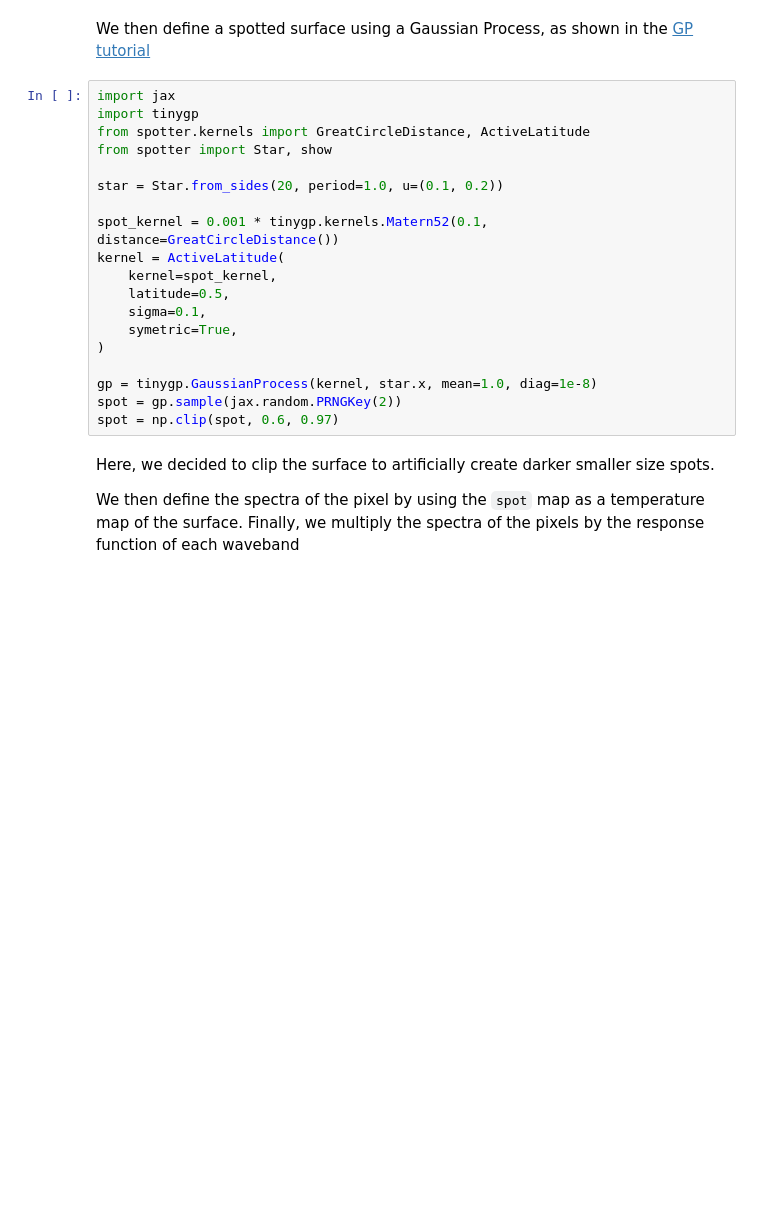
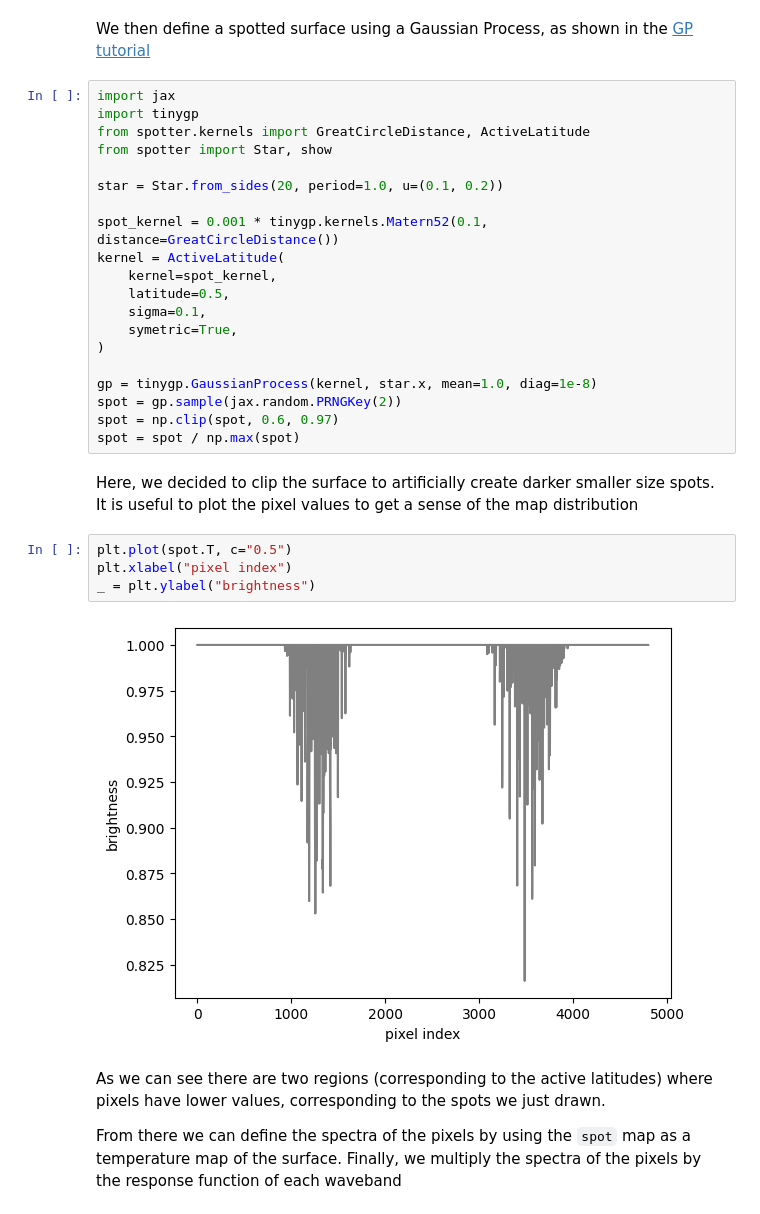
Before and after one commit to lgrcia/spotter, a Jupyter notebook: docs/notebooks/multiband.ipynb, the cells around one changed output. Drawn from its saved outputs; the diff is of its cells as text; blank space fills up the shorter version.

Commit message:
docs: typos and more info in multi band tuto

```diff
--- a/docs/notebooks/multiband.ipynb
+++ b/docs/notebooks/multiband.ipynb
@@ -69,8 +68,17 @@ kernel = ActiveLatitude(
 gp = tinygp.GaussianProcess(kernel, star.x, mean=1.0, diag=1e-8)
 spot = gp.sample(jax.random.PRNGKey(2))
 spot = np.clip(spot, 0.6, 0.97)
+spot = spot / np.max(spot)
+# %% [markdown]
+Here, we decided to clip the surface to artificially create darker smaller size spots. It is useful to plot the pixel values to get a sense of the map distribution
+# %%
+plt.plot(spot.T, c="0.5")
+plt.xlabel("pixel index")
+_ = plt.ylabel("brightness")
+# %% [output]
+[figure, added]
 # %% [markdown]
-Here, we decided to clip the surface to artificially create darker smaller size spots.
+As we can see there are two regions (corresponding to the active latitudes) where pixels have lower values, corresponding to the spots we just drawn.
 
-We then define the spectra of the pixel by using the `spot` map as a temperature map of the surface. Finally, we multiply the spectra of the pixels by the response function of each waveband
+From there we can define the spectra of the pixels by using the `spot` map as a temperature map of the surface. Finally, we multiply the spectra of the pixels by the response function of each waveband
 # %%
```
Also changed, not shown: parts of 7 cells of this notebook.
